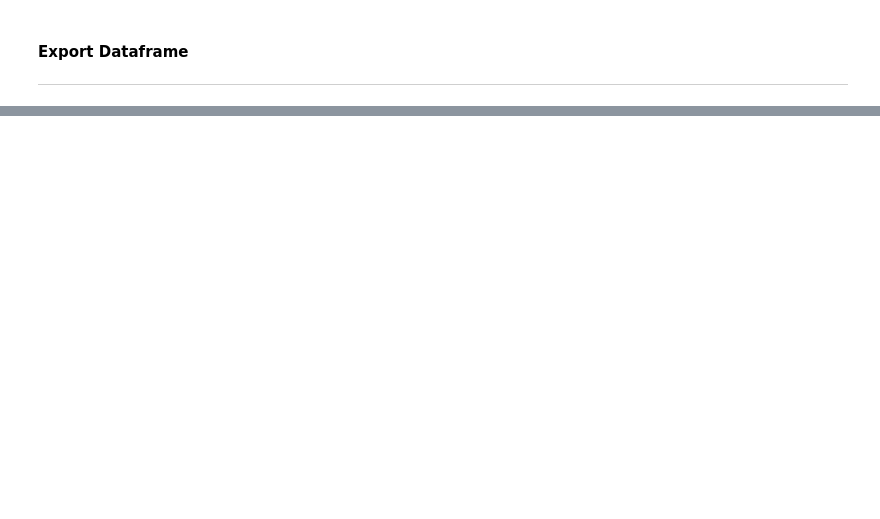
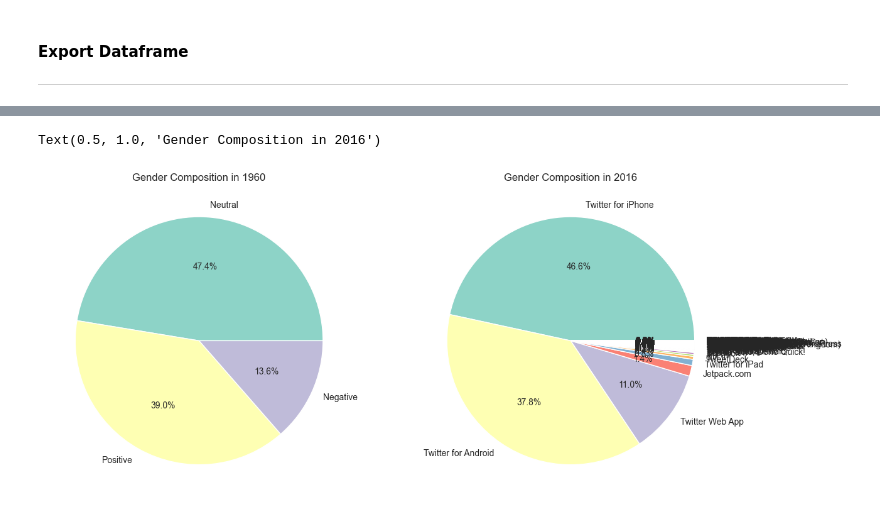
Before and after one commit to Michael-yousuf123/twitter-sentiment-analysis, a Jupyter notebook: twitter-eda.ipynb, the cells around one changed output, grey strips where cells are left out. Cells and saved outputs as stored; diff of their text form; code cells hidden in the pictures; blank space fills up the shorter version.

```diff
--- a/twitter-eda.ipynb
+++ b/twitter-eda.ipynb
@@ -292,0 +296,4 @@ df1.head()
+# %%
+sor = df1['source'].value_counts()
+sor1 = sor.rename_axis('source').to_frame('Count').reset_index()
+sor1.head()
@@ -292,0 +307,12 @@ df1.head()
+# %%
+
+
+fig, ax = plt.subplots(1, 2, figsize=(14, 8))
+ax[0].pie(bar['Total Tweets'],labels = bar['Sentiment'] ,   autopct = '%1.1f%%')
+ax[0].set_title('Gender Composition in 1960')
+# ...
+ax[1].pie(sor1['Count'],labels = sor1['source'],   autopct = '%1.1f%%')
+ax[1].set_title('Gender Composition in 2016')
+# %% [output]
+Text(0.5, 1.0, 'Gender Composition in 2016')
+[figure, added]
```
Also changed, not shown: parts of 22 cells of this notebook.
